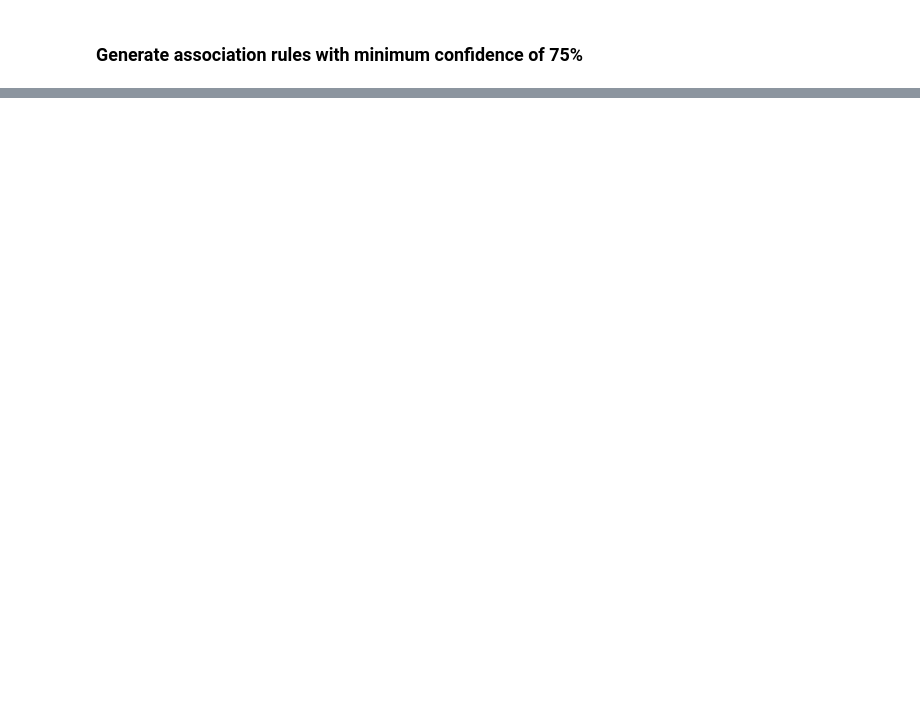
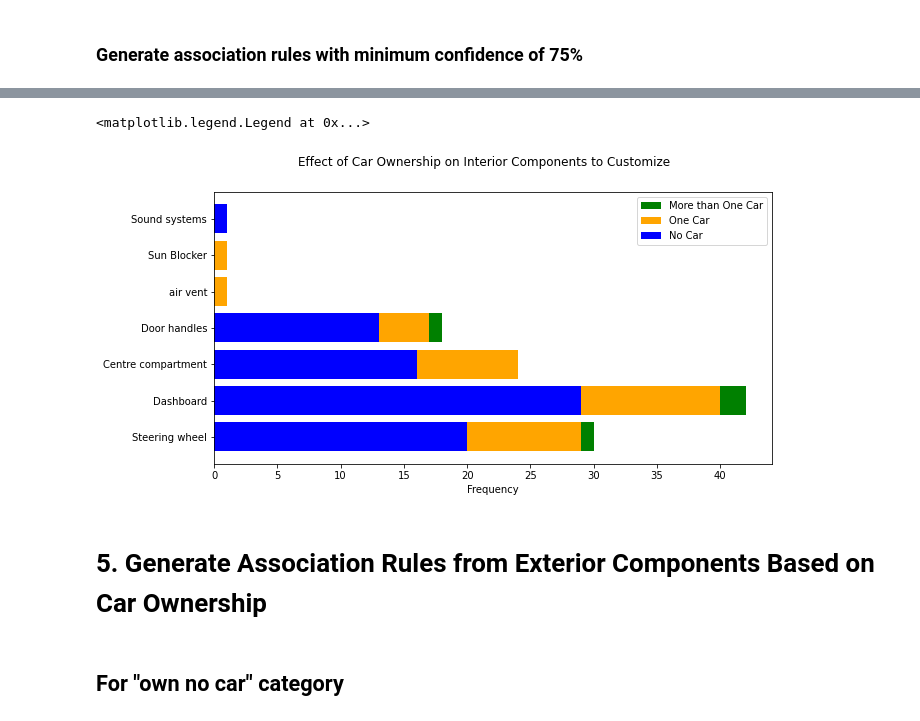
Before and after one commit to PatrickPetch/product-survey-data-analysis, a Jupyter notebook: tzeen_analysis.ipynb, the cells around one changed output, grey strips where cells are left out. Cells and saved outputs as stored; diff of their text form; code cells hidden in the pictures; blank space fills up the shorter version.

```diff
--- a/tzeen_analysis.ipynb
+++ b/tzeen_analysis.ipynb
@@ -225,0 +168,47 @@ Text(0.5, 0.98, 'Effect of Category on Interior Components to Customize')
+# %%
+fig, ax = plt.subplots(1,1, figsize=(10,5))
+
+category_list = ['Own more than one car', 'Own a car', 'Do not own a car, but planning to purchase in future']
+labels = ['More than One Car', 'One Car', 'No Car']
+colors = ['g', 'orange', 'b']
+data_temp_1 = data['InteriorComponents']
+data_temp_2 = data['InteriorComponents'][data['Category']!=category_list[0]]
+data_temp_3 = data['InteriorComponents'][data['Category']==category_list[2]]
+data_temp_list = [data_temp_1, data_temp_2, data_temp_3]
+
+dict0 = {}
+dict1 = {}
+dict2 = {}
+dict_list = [dict0, dict1, dict2]
+for dictx in dict_list:
+    dictx['Steering wheel'] = 0
+    dictx['Dashboard'] = 0
+    dictx['Centre compartment'] = 0
+    dictx['Sun blocker for front passengers'] = 0
+    dictx['Door handles'] = 0
+    dictx['Music Player and sound systems'] = 0
+    dictx['air vent'] = 0
+
+for i in range(len(category_list)):
+    for interiors in data_temp_list[i]:
+        if interiors is not np.nan:
+            for interior in interiors.split(';'):
+                dict_list[i][interior] += 1
+    dict_list[i]['Sun Blocker'] = dict_list[i]['Sun blocker for front passengers']
+    dict_list[i]['Sound systems'] = dict_list[i]['Music Player and sound systems']
+    del dict_list[i]['Sun blocker for front passengers']
+    del dict_list[i]['Music Player and sound systems']
+    interiors = list(dict_list[i].keys())
+    frequencies = list(dict_list[i].values())
+    ax.barh(interiors, frequencies, label=labels[i], color=colors[i])
+
+ax.set_xlabel('Frequency')
+fig.suptitle('Effect of Car Ownership on Interior Components to Customize')
+ax.legend()
+# %% [output]
+<matplotlib.legend.Legend at 0x...>
+[figure, added]
+# %% [markdown]
+# 5. Generate Association Rules from Exterior Components Based on Car Ownership
+# %% [markdown]
+## For "own no car" category
```
Also changed, not shown: parts of 25 cells of this notebook.
